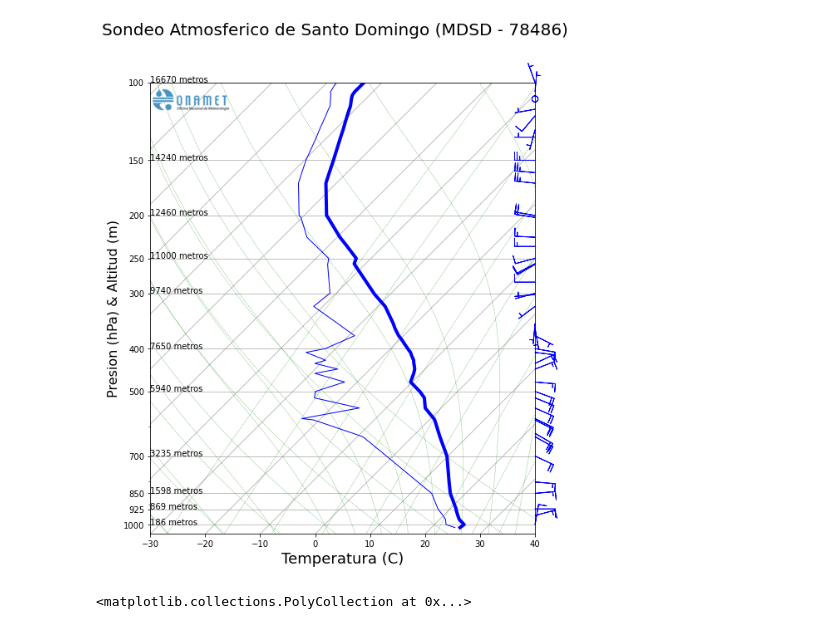
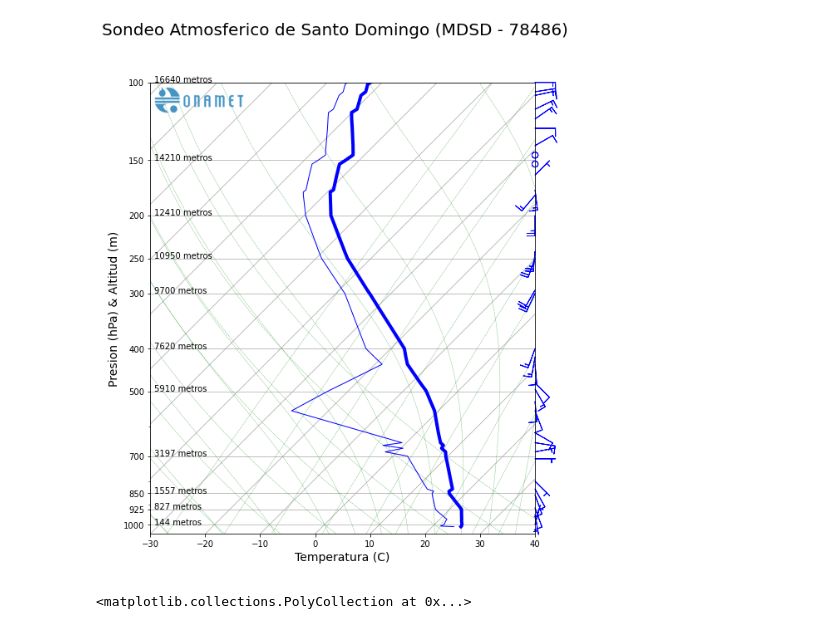
Before and after one commit to jmedinah09/UnidataProjects, a Jupyter notebook: sounding_plot_project/sounding_plot.ipynb, the cells around one changed output. Saved outputs shown, nothing was run; the diff lists cells and outputs as text; code cells hidden in the pictures.

Commit message:
LFC fixed, logo changed, etc

```diff
--- a/sounding_plot_project/sounding_plot.ipynb
+++ b/sounding_plot_project/sounding_plot.ipynb
@@ -10,7 +10,7 @@ from matplotlib.pyplot import imread
 
 %matplotlib inline
 # %%
-date = datetime(2021, 7, 19, 12) #sept-10-2017 @ 0000z
+date = datetime(2021, 7, 25, 12) #sept-10-2017 @ 0000z
 station = '78486'
 
 df = WyomingUpperAir.request_data(date, station)
@@ -30,39 +30,40 @@ skew = plots.SkewT(fig, rotation = 45)
 
 skew.plot(d['pressure'], d['temperature'], 'b', linewidth = 4)
 skew.plot(d['pressure'], d['dewpoint'], 'b', linewidth = 1)
 
 skew.ax.set_ylim(1050, 100)
 skew.ax.set_xlim(-30, 40)
 
 fig.suptitle('Sondeo Atmosferico de Santo Domingo (MDSD - 78486)', fontsize = 20)
-plt.xlabel('Temperatura (C)', fontsize = 18)
-plt.ylabel('Presion (hPa) & Altitud (m)', fontsize = 16)
+#fig.suptitle('Domingo 25 de julio de 2021 - 8:00 a.m.', fontsize = 20, y=0.)
+plt.xlabel('Temperatura (C)', fontsize = 14)
+plt.ylabel('Presion (hPa) & Altitud (m)', fontsize = 14)
 plt.yticks(ticks=mandatory_levels)
 
 interval = np.logspace(2, 3) * units.hPa
 idx = mpcalc.resample_nn_1d(d['pressure'], interval)
 skew.plot_barbs(d['pressure'][idx], d['u_wind'][idx], d['v_wind'][idx], barbcolor = 'blue', sizes =
                dict(width = 0.01))
 
 skew.plot_dry_adiabats(colors = 'green', linewidth = 0.4, alpha = 0.7)
 skew.plot_moist_adiabats(colors = 'green', linewidth = 0.4, alpha = 0.7)
 
 p_space = np.linspace(100, max(skew.ax.get_ylim())) * units.mbar
 skew.plot_mixing_lines(pressure = p_space, colors = 'green', linewidth = 0.4, alpha = 0.7)
 #skew.plot_mixing_lines(colors = 'green', linewidth = 0.4, alpha = 0.7)
 
-logo = imread('onamet_75x75.png')
-fig.figimage(logo, 65, 560, zorder=100)
+logo = imread('onamet-110X32.png')
+fig.figimage(logo, 70, 557, zorder=100)
 
 #interval = [k for k in range(1000, 0, -100)] * units.hPa
 interval = mandatory_levels * units.hPa
 idx = mpcalc.resample_nn_1d(d['pressure'], interval)
 for p, t, h  in zip(d['pressure'][idx], d['temperature'][idx], d['height'][idx]):
     if p >= 100 * units.hPa:
-        skew.ax.text(-0.0001, p, f'{round(h.m, 0)} metros', fontsize=10,
+        skew.ax.text(0.01, p, f'{round(h.m, 0)} metros', fontsize=10,
                      transform = skew.ax.get_yaxis_transform(which='tick2'))
 # %% [output]
-[figure, old version]
+[figure, new version]
 # %%
 # # skew.ax.axhline(lcl_pressure)
 
```
Also changed, not shown: parts of 6 cells of this notebook, 5 other files.
